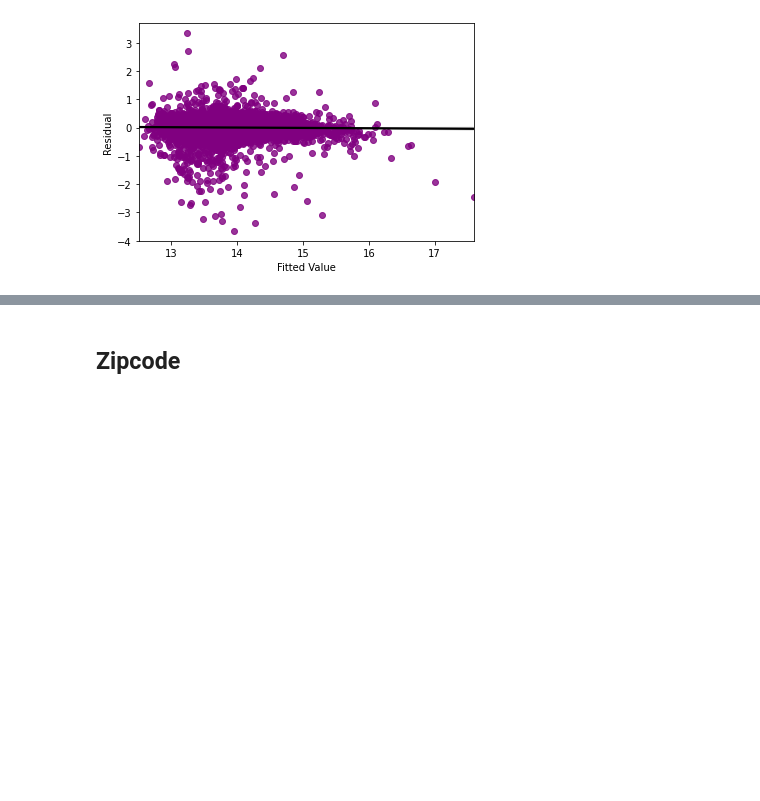
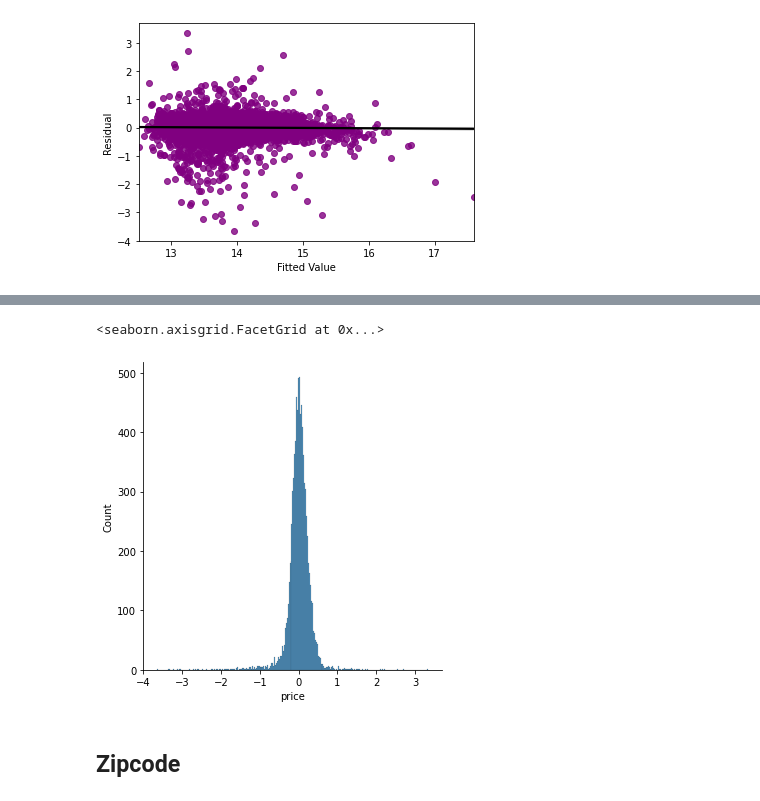
Before and after one commit to Kellyajara/RealEstate-Classification, a Jupyter notebook: New Project Notebook.ipynb, the cells around one changed output, grey strips where cells are left out. Drawn from its saved outputs; the diff is of its cells as text; code cells hidden in the pictures; blank space fills up the shorter version.

```diff
--- a/New Project Notebook.ipynb
+++ b/New Project Notebook.ipynb
@@ -884,3 +889,9 @@ ax.set(xlabel='Fitted Value', ylabel='Residual')
+# %%
+import seaborn as sns
+sns.displot(residual)
+# %% [output]
+<seaborn.axisgrid.FacetGrid at 0x...>
+[figure, added]
 # %% [markdown]
 ## Zipcode
 # %%
```
Also changed, not shown: parts of 8 cells of this notebook, 3 other files.
